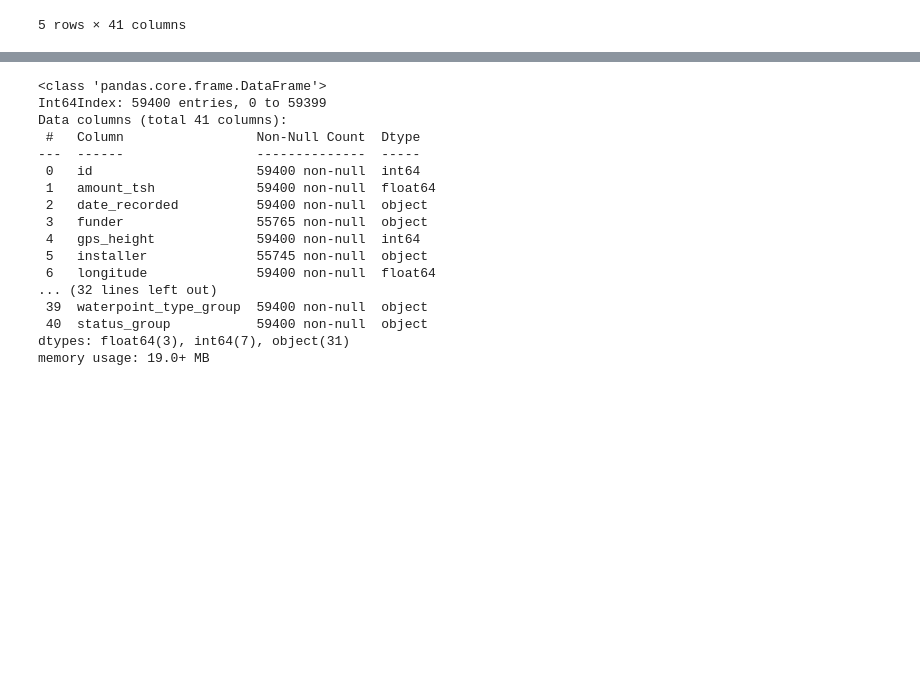
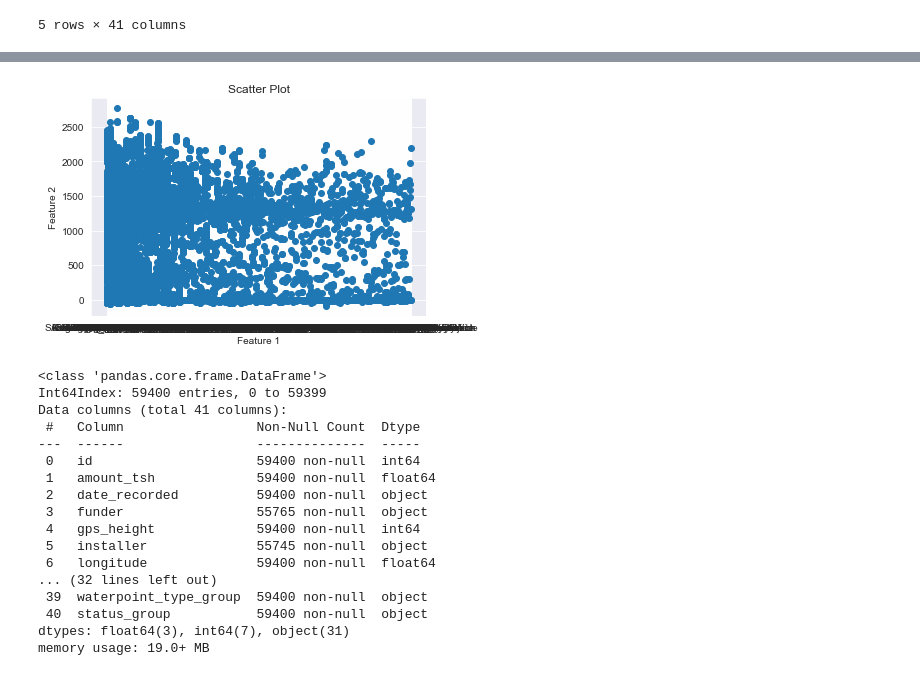
Before and after one commit to AmosMaru/Tanzania_water_pump_prediction, a Jupyter notebook: Data cleaning and eda.ipynb, the cells around one changed output, grey strips where cells are left out. Cells and saved outputs as stored; diff of their text form; code cells hidden in the pictures; blank space fills up the shorter version.

```diff
--- a/Data cleaning and eda.ipynb
+++ b/Data cleaning and eda.ipynb
@@ -151,0 +164,14 @@ training_data.head()
+# %%
+
+# Plot a scatter plot of two features
+plt.scatter(training_data['funder'], training_data['gps_height'])
+
+# Add a title and labels
+plt.title("Scatter Plot")
+plt.xlabel("Feature 1")
+plt.ylabel("Feature 2")
+
+# Show the plot
+plt.show()
+# %% [output]
+[figure, added]
```
Also changed, not shown: parts of 8 cells of this notebook, 4 other files.
